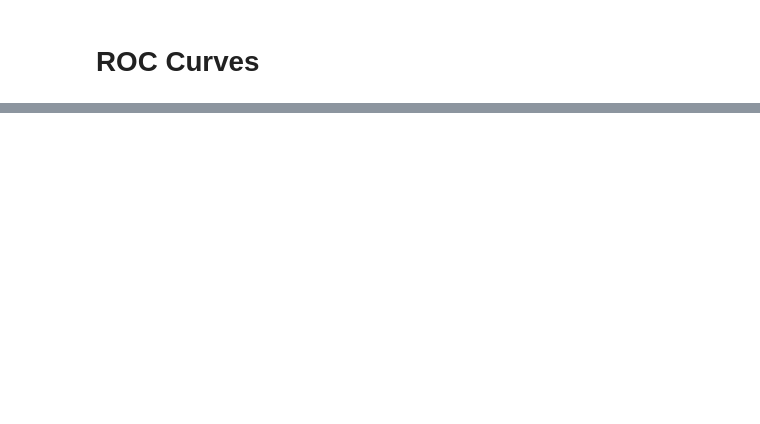
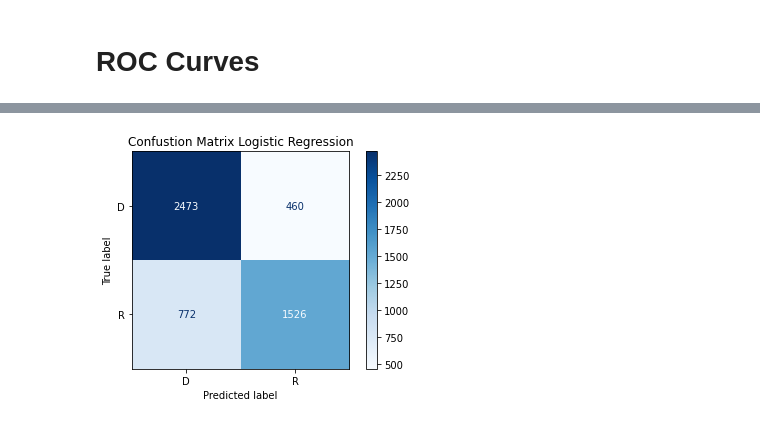
Before and after one commit to Mitch-ml/CS254, a Jupyter notebook: Code/project_proposal.ipynb, the cells around one changed output, grey strips where cells are left out. Cells and saved outputs as stored; diff of their text form; code cells hidden in the pictures; blank space fills up the shorter version.

```diff
--- a/Code/project_proposal.ipynb
+++ b/Code/project_proposal.ipynb
@@ -247,7 +249,7 @@ df = df[df['sponsor_party'] != 'L']
 df = df[df['sponsor_party'] != 'I']
 
 # Split the data
-X_train, X_test, y_train, y_test = train_test_split(df['bill_summary'], df['sponsor_party'], random_state=0, test_size=0.8)
+X_train, X_test, y_train, y_test = train_test_split(df['bill_summary'], df['sponsor_party'], random_state=0, test_size=0.2)
 # %% [markdown]
 We will create three vectorizers, one that looks only at unigrams, the next will look at unigrams and bigrams, and the third will look at unigrams, bigrams, and trigrams. For details on how to use the `min_df` and `max_df` parameters see [this](https://stackoverflow.com/questions/27697766/understanding-min-df-and-max-df-in-scikit-countvectorizer). We decided that setting a max_df to 0.95 would help remove corpus specific stop words and min_df was set to try and ignot particularly obscure words.
 # %% [markdown]
@@ -256,7 +258,7 @@ We will create three vectorizers, one that looks only at unigrams, the next will
 # Create pipeline
 pipeline_lr = Pipeline([
     ('tfidf', TfidfVectorizer()),
-    ('lr', LogisticRegression()),
+    ('lr', LogisticRegression(max_iter=r=1000, n_jobs=-1)),
 ])
 
 # Set parameter ranges for grid search
@@ -276,12 +278,12 @@ grid_search_lr = GridSearchCV(pipeline_lr, pipeline_params_lr, cv=5, n_jobs=-1)
 grid_search_lr.fit(X_train, y_train)
 
 # Print outputs
-print(f'Best Score: {grid_search.best_score_}')
+print(f'Best Score: {grid_search_lr.best_score_}')
 for i in list(pipeline_params_lr.keys()):
     if 'words' in i:
         print(f"{i}: stop_words", end=', ')
     else:
-        print(f"{i}: {grid_search.best_params_[i]}", end=', ')
+        print(f"{i}: {grid_search_lr.best_params_[i]}", end=', ')
 print("")
-print(f'Train Accuracy Score: {grid_search.score(X_train,y_train)}')
-print(f'Test Accuracy Score: {grid_search.score(X_test,y_test)}')
+print(f'Train Accuracy Score: {grid_search_lr.score(X_train,y_train)}')
+print(f'Test Accuracy Score: {grid_search_lr.score(X_test,y_test)}')
@@ -302,22 +300,22 @@ vectorizer_lr = TfidfVectorizer(strip_accents='unicode',
                              lowercase=True,
                              max_features=None,
                              min_df=2,
-                             max_df=0.3,
+                             max_df=0.5,
                              stop_words=stop_words,
                              ngram_range=(1,3))
 
 # Initialize logistic regression classifier
-lr_clf = LogisticRegression(penalty='l2')
+lr_clf = LogisticRegression(penalty='l2', n_jobs=-1)
 
 # Vectorize X data
 X_train_vec_lr = vectorizer_lr.fit_transform(X_train)
 X_test_vec_lr = vectorizer_lr.transform(X_test)
 
 # Train classifier
-lr_clf.fit(X_train_vec, y_train)
+lr_clf.fit(X_train_vec_lr, y_train)
 
 # Predict on test data
-y_pred_lr = lr_clf.predict(X_test_vec)
+y_pred_lr = lr_clf.predict(X_test_vec_lr)
 
 # # Get accuracy score
 accuracy_score(y_test, y_pred_lr)
@@ -516,0 +569,5 @@ plt.show()
+# %%
+plot_confusion_matrix(lr_clf, X_test_vec_lr, y_test, cmap='Blues')
+plt.title('Confustion Matrix Logistic Regression');
+# %% [output]
+[figure, added]
```
Also changed, not shown: parts of 21 cells of this notebook.
